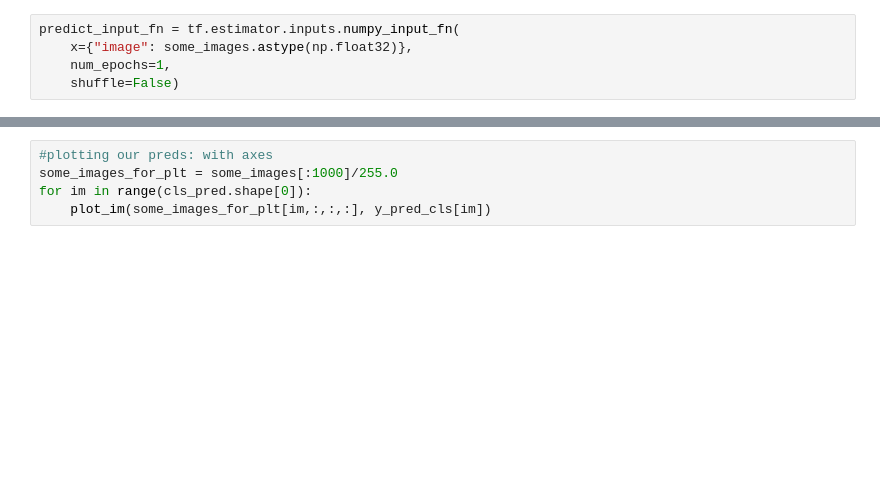
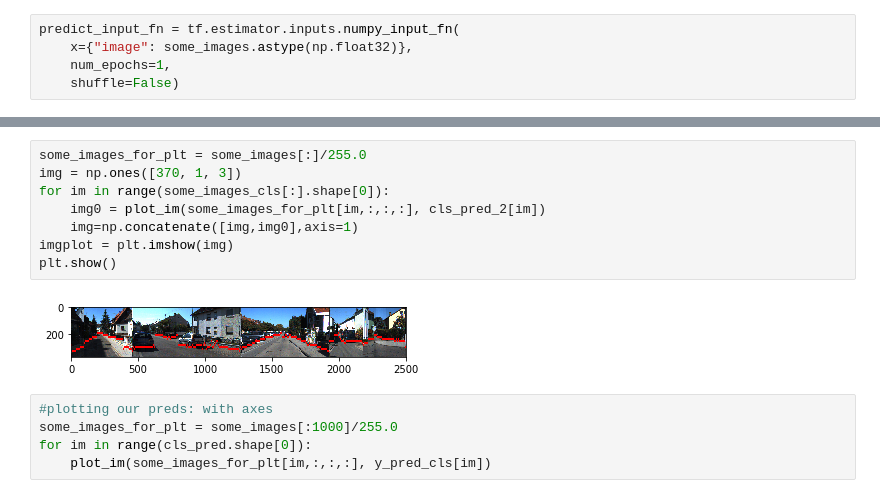
Before and after one commit to rainoa/StixelNetOptimization, a Jupyter notebook: StixelNet_train_and_eval_mobilenet_V2_17bins.ipynb, the cells around one changed output, grey strips where cells are left out. Saved outputs shown, nothing was run; the diff lists cells and outputs as text; blank space fills up the shorter version.

```diff
--- a/StixelNet_train_and_eval_mobilenet_V2_17bins.ipynb
+++ b/StixelNet_train_and_eval_mobilenet_V2_17bins.ipynb
@@ -780,3 +794,13 @@ for im in range(cls_pred.shape[0]):
+# %%
+some_images_for_plt = some_images[:]/255.0
+img = np.ones([370, 1, 3])
+for im in range(some_images_cls[:].shape[0]):
+    img0 = plot_im(some_images_for_plt[im,:,:,:], cls_pred_2[im])
+    img=np.concatenate([img,img0],axis=1)
+imgplot = plt.imshow(img)
+plt.show()
+# %% [output]
+[figure, added]
 # %%
 #plotting our preds: with axes
 some_images_for_plt = some_images[:1000]/255.0
```
Also changed, not shown: parts of 14 cells of this notebook, 2 other files.
